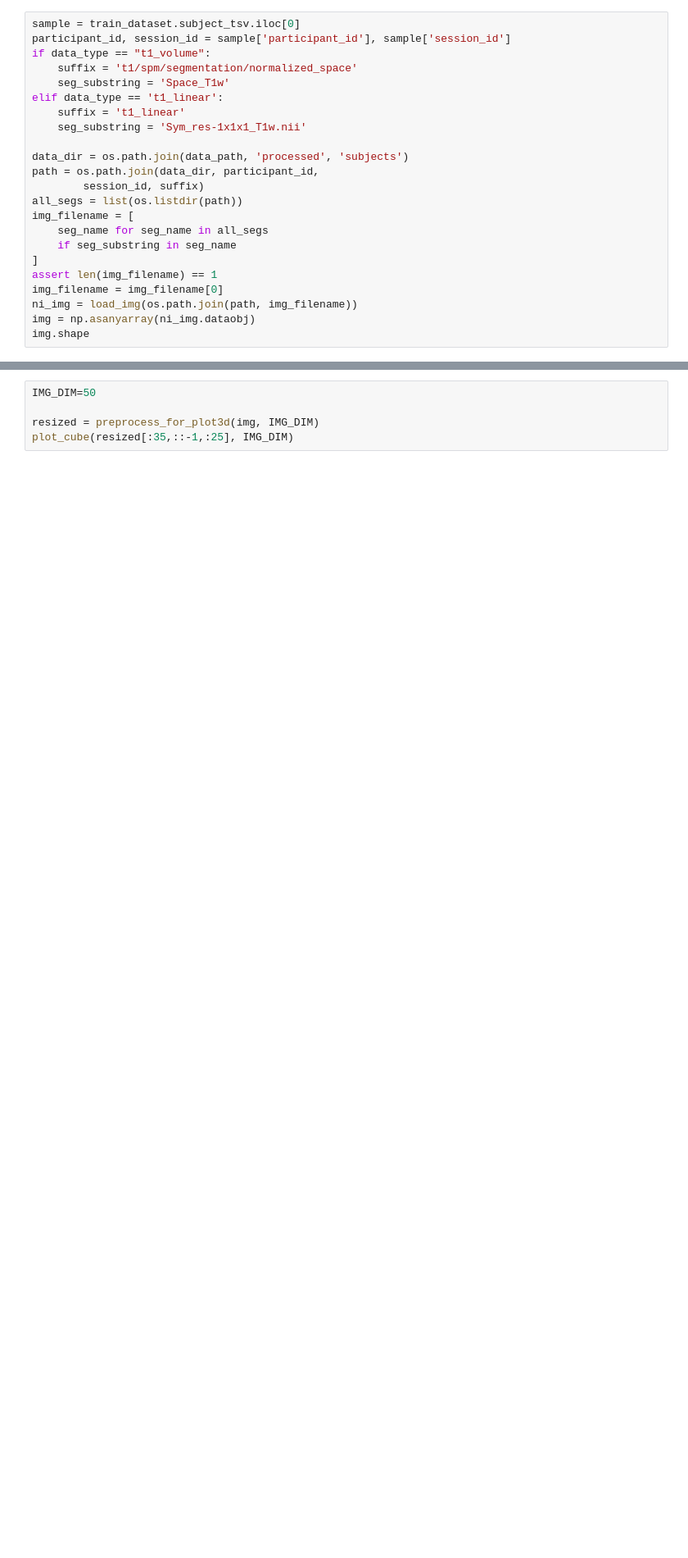
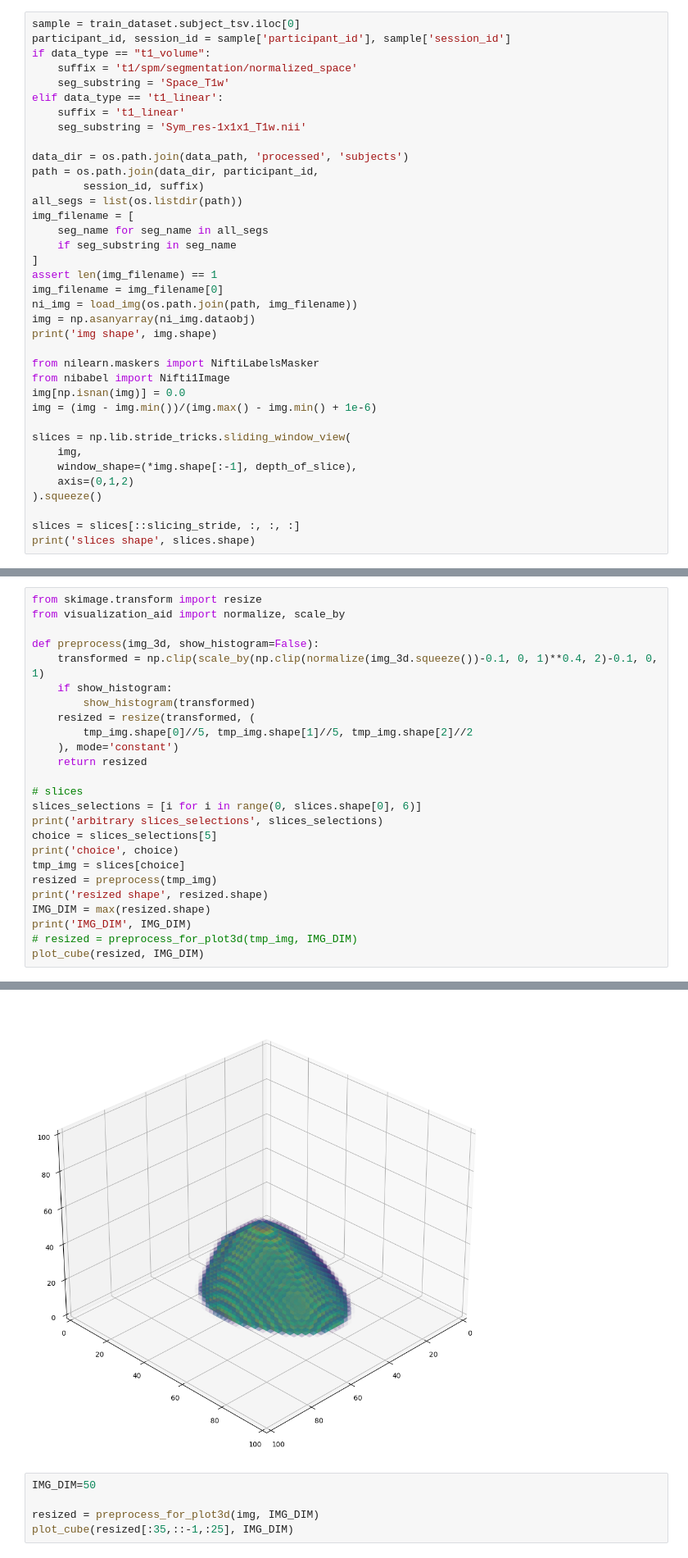
Before and after one commit to BasRizk/AlzheimersOnGNN, a Jupyter notebook: imagin/visualize_slices_t1linear.ipynb, the cells around one changed output, grey strips where cells are left out. Shown at 82% size. Saved outputs shown, nothing was run; the diff lists cells and outputs as text; blank space fills up the shorter version.

```diff
--- a/imagin/visualize_slices_t1linear.ipynb
+++ b/imagin/visualize_slices_t1linear.ipynb
@@ -57,5 +57,19 @@ assert len(img_filename) == 1
 img_filename = img_filename[0]
 ni_img = load_img(os.path.join(path, img_filename))
 img = np.asanyarray(ni_img.dataobj)
-img.shape
+print('img shape', img.shape)
+
+from nilearn.maskers import NiftiLabelsMasker
+from nibabel import Nifti1Image
+img[np.isnan(img)] = 0.0
+img = (img - img.min())/(img.max() - img.min() + 1e-6)
+
+slices = np.lib.stride_tricks.sliding_window_view(
+    img,
+    window_shape=(*img.shape[:-1], depth_of_slice),
+    axis=(0,1,2)
+).squeeze()
+
+slices = slices[::slicing_stride, :, :, :]
+print('slices shape', slices.shape)
 # %% [output]
@@ -62,0 +82,26 @@ img.shape
+# %%
+from skimage.transform import resize
+from visualization_aid import normalize, scale_by
+
+def preprocess(img_3d, show_histogram=False):
+    transformed = np.clip(scale_by(np.clip(normalize(img_3d.squeeze())-0.1, 0, 1)**0.4, 2)-0.1, 0, 1)
+    if show_histogram:
+        show_histogram(transformed)
+    resized = resize(transformed, (
+        tmp_img.shape[0]//5, tmp_img.shape[1]//5, tmp_img.shape[2]//2
+    ), mode='constant')
+    return resized
+
+# slices
+slices_selections = [i for i in range(0, slices.shape[0], 6)]
+print('arbitrary slices_selections', slices_selections)
+choice = slices_selections[5]
+print('choice', choice)
+tmp_img = slices[choice]
+resized = preprocess(tmp_img)
+print('resized shape', resized.shape)
+IMG_DIM = max(resized.shape)
+print('IMG_DIM', IMG_DIM)
+# resized = preprocess_for_plot3d(tmp_img, IMG_DIM)
+plot_cube(resized, IMG_DIM)
+# %% [output]
@@ -63,3 +112,4 @@ img.shape
+[figure, added]
 # %%
 IMG_DIM=50
 
```
Also changed, not shown: parts of 4 cells of this notebook, 15 other files.
